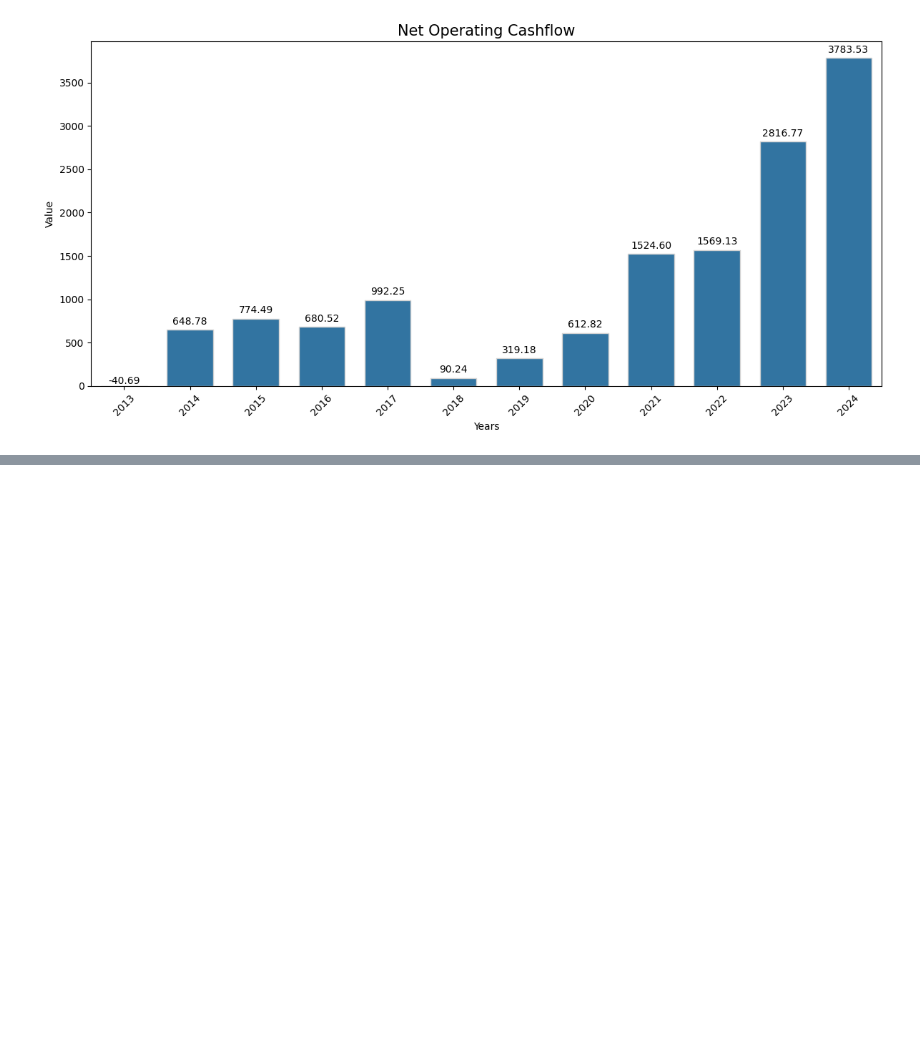
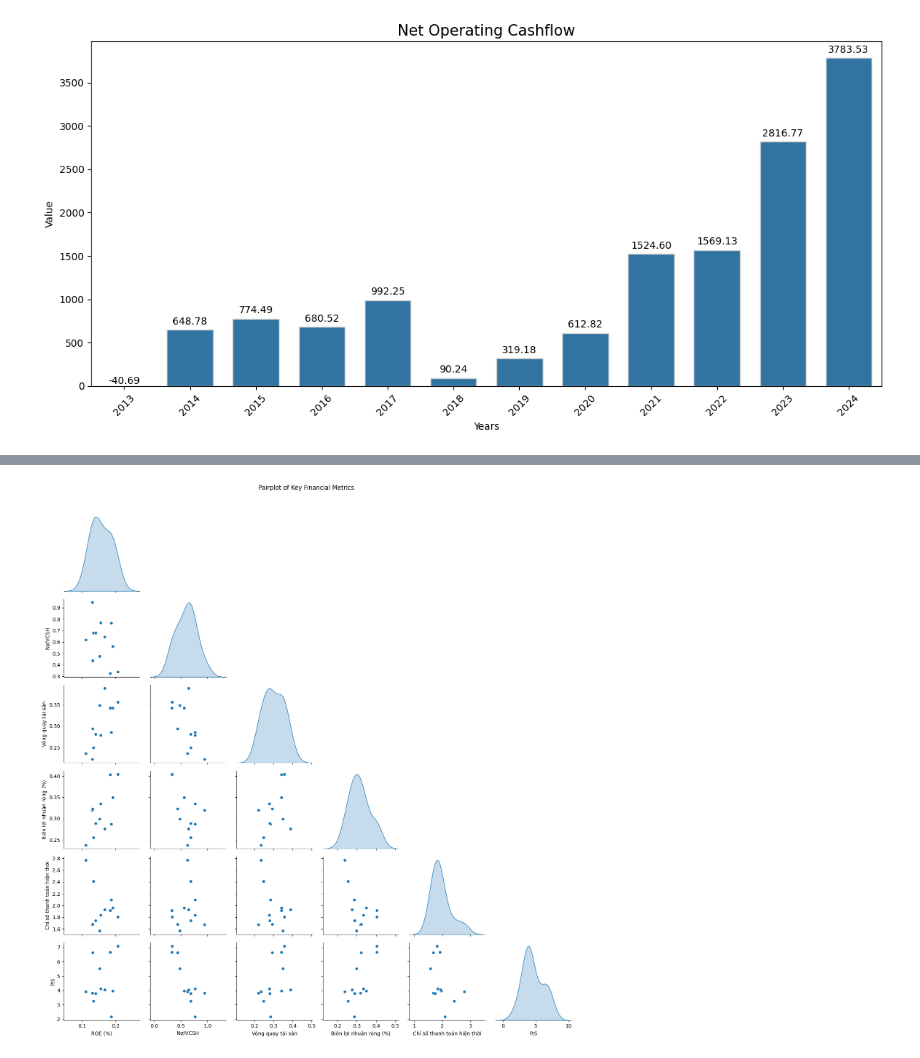
Before and after one commit to gahoccode/Jupyter, a Jupyter notebook: studies.ipynb, the cells around one changed output, grey strips where cells are left out. Saved outputs shown, nothing was run; the diff lists cells and outputs as text; code cells hidden in the pictures; blank space fills up the shorter version.

```diff
--- a/studies.ipynb
+++ b/studies.ipynb
@@ -967,0 +1098,36 @@ fig.write_image("./outputs/cash_flow_chart.png")  # Requires kaleido package
+# %%
+import seaborn as sns
+import matplotlib.pyplot as plt
+
+# Define the five most meaningful metrics (six columns for all pairwise relationships)
+selected_cols = [
+    ('Chỉ tiêu khả năng sinh lợi', 'ROE (%)'),
+    ('Chỉ tiêu cơ cấu nguồn vốn', 'Nợ/VCSH'),
+    ('Chỉ tiêu hiệu quả hoạt động', 'Vòng quay tài sản'),
+    ('Chỉ tiêu khả năng sinh lợi', 'Biên lợi nhuận ròng (%)'),
+    ('Chỉ tiêu thanh khoản', 'Chỉ số thanh toán hiện thời'),
+    ('Chỉ tiêu định giá', 'P/S'),
+]
+
+# Subset the DataFrame
+df_pair = Ratio[selected_cols].copy()
+
+# Use only the second part of each column tuple (the metric name)
+df_pair.columns = [col[1] for col in df_pair.columns]
+
+# Optional: Remove rows with missing values for these columns
+#df_pair = df_pair.dropna()
+
+# Optional: Add company or year info for hue (uncomment if needed)
+# if ('Meta', 'CP') in Ratio.columns:
+#     df_pair['CP'] = Ratio[('Meta', 'CP')]
+# if ('Meta', 'Năm') in Ratio.columns:
+#     df_pair['Năm'] = Ratio[('Meta', 'Năm')]
+
+# Create the pairplot
+sns.pairplot(df_pair, diag_kind='kde', corner=True)
+plt.suptitle('Pairplot of Key Financial Metrics', y=1.02)
+plt.tight_layout()
+plt.show()
+# %% [output]
+[figure, added]
```
Also changed, not shown: parts of 9 cells of this notebook.
